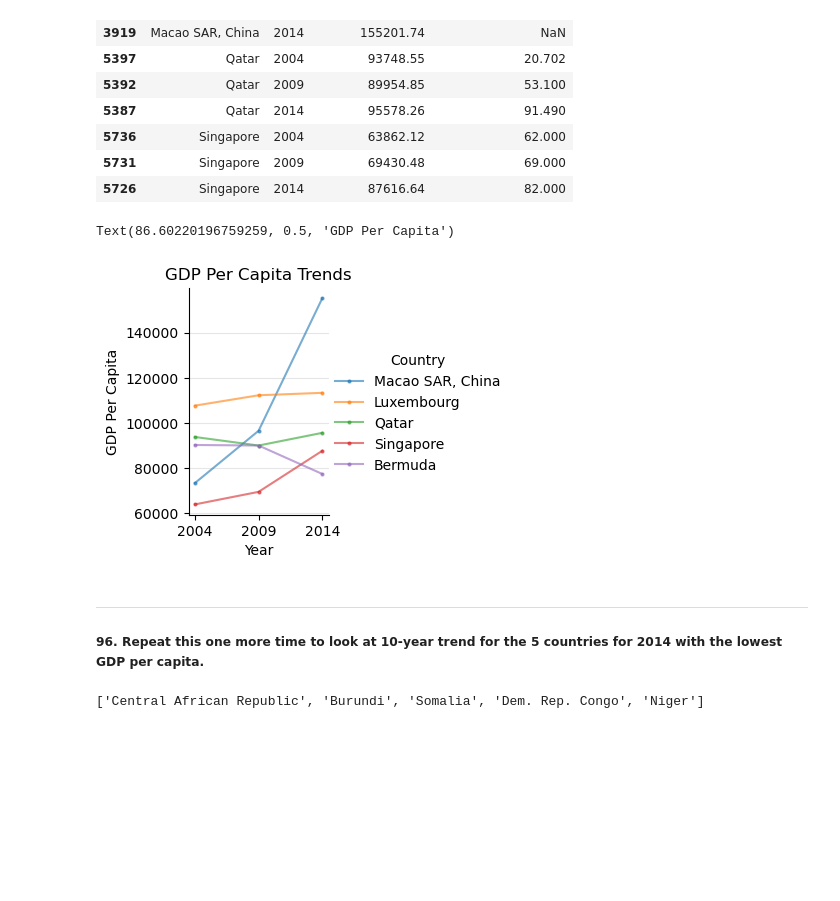
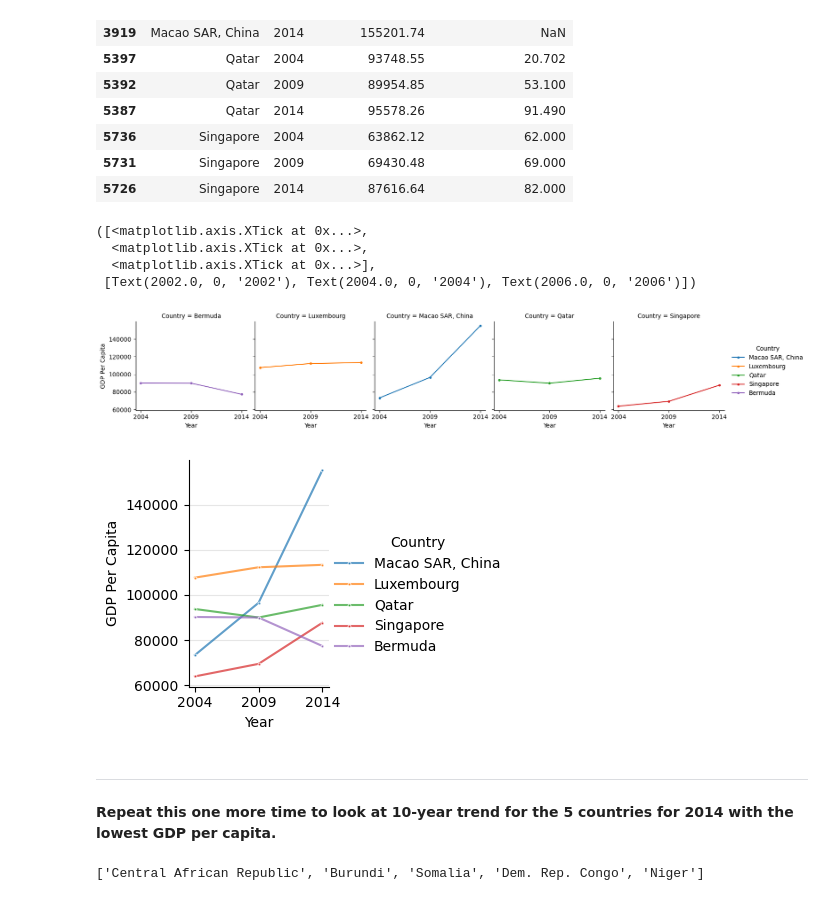
Before and after one commit to NSS-Full-Time-Data-Analytics-8/un_project-rkkocheran, a Jupyter notebook: notebooks/UN_project.ipynb, the cells around one changed output. Cells and saved outputs as stored; diff of their text form; code cells hidden in the pictures; blank space fills up the shorter version.

```diff
--- a/notebooks/UN_project.ipynb
+++ b/notebooks/UN_project.ipynb
@@ -16,2 +15,4 @@ import seaborn as sns
 # %%
-gdp_df = pd.read_csv('../data/gdp_percapita.csv')
+gdp_df = pd.read_csv('../data/gdp_percapita.csv', nrows = 7176)
+print('\ngdp_df has', gdp_df.shape[0], 'rows and', gdp_df.shape[1], 'columns.')
+gdp_df
@@ -220,2 +210,3 @@ gdp_and_internet_use.tail(5)
 # %%
-gdp_and_internet_subset = gdp_and_internet_use.loc[gdp_and_internet_use['Year'].isin([2004, 2009, 2014])]
+gi_subset = gdp_and_internet_use.loc[gdp_and_internet_use['Year'].isin([2004, 2009, 2014])]
+gi_subset
@@ -244,4 +231,5 @@ gdp_and_internet_subset
 # %%
-gdp_internet_2004 = gdp_and_internet_subset.loc[(gdp_and_internet_subset['Year'] == 2004)]
-gdp_internet_2009 = gdp_and_internet_subset.loc[(gdp_and_internet_subset['Year'] == 2009)]
-gdp_internet_2014 = gdp_and_internet_subset.loc[(gdp_and_internet_subset['Year'] == 2014)]
+gi_2004 = gi_subset.loc[gi_subset['Year'] == 2004]
+gi_2009 = gi_subset.loc[gi_subset['Year'] == 2009]
+gi_2014 = gi_subset.loc[gi_subset['Year'] == 2014]
+gi_2004
@@ -513,7 +527,7 @@ Answer: Dem. People's Rep. of Korea has had the consistently lowest % of interne
 # %%
-top_5_gdp_2014 = gdp_internet_2014.sort_values(by = 'GDP_Per_Capita', ascending = False).head()
+top_5_gdp_2014 = gi_2014.nlargest(5, 'GDP_Per_Capita')
 top_5_gdp_2014 = list(top_5_gdp_2014['Country'])
-top_5_gdp = gdp_and_internet_subset[gdp_and_internet_subset['Country'].isin(top_5_gdp_2014)]
+top_5_gdp = gi_subset.loc[gi_subset['Country'].isin(top_5_gdp_2014)]
 top_5_gdp
 # %% [output]
 |  | Country | Year | GDP_Per_Capita | Internet_Users_Pct |
@@ -533,17 +547,26 @@ top_5_gdp
 | 5731 | Singapore | 2009 | 69430.48 | 69.000 |
 | 5726 | Singapore | 2014 | 87616.64 | 82.000 |
 # %%
-g3 = sns.FacetGrid(top_5_gdp, hue = 'Country', hue_order = top_5_gdp_2014)
-g3.map(plt.plot, 'Year', 'GDP_Per_Capita', marker = 'o', markersize = 2, alpha = 0.6).add_legend()
+g = sns.FacetGrid(top_5_gdp, col = 'Country', hue = 'Country', hue_order = top_5_gdp_2014)
+g.map(plt.plot, 'Year', 'GDP_Per_Capita', marker = 'o', markersize = 3).add_legend()
+g.set(ylabel = 'GDP Per Capita')
 plt.xticks([2004, 2009, 2014])
-plt.grid(True, axis = 'y', color = '0.9')
-plt.title('GDP Per Capita Trends')
-plt.ylabel('GDP Per Capita')
 # %% [output]
-Text(86.60220196759259, 0.5, 'GDP Per Capita')
+([<matplotlib.axis.XTick at 0x...>,
+  <matplotlib.axis.XTick at 0x...>,
+  <matplotlib.axis.XTick at 0x...>],
+ [Text(2002.0, 0, '2002'), Text(2004.0, 0, '2004'), Text(2006.0, 0, '2006')])
-[figure, old version]
+[figure, new version]
+# %%
+g = sns.FacetGrid(top_5_gdp, hue = 'Country', hue_order = top_5_gdp_2014)
+g.map(sns.lineplot, 'Year', 'GDP_Per_Capita', marker = 'o', markersize = 2, alpha = 0.7).add_legend()
+g.set(ylabel = 'GDP Per Capita')
+plt.xticks([2004, 2009, 2014])
+plt.grid(axis = 'y', color = '0.9')
+# %% [output]
+[figure, added]
 # %% [markdown]
 <hr>
 
-##### 96. Repeat this one more time to look at 10-year trend for the 5 countries for 2014 with the lowest GDP per capita.
+**Repeat this one more time to look at 10-year trend for the 5 countries for 2014 with the lowest GDP per capita.**
 # %%
```
Also changed, not shown: parts of 68 cells of this notebook.
